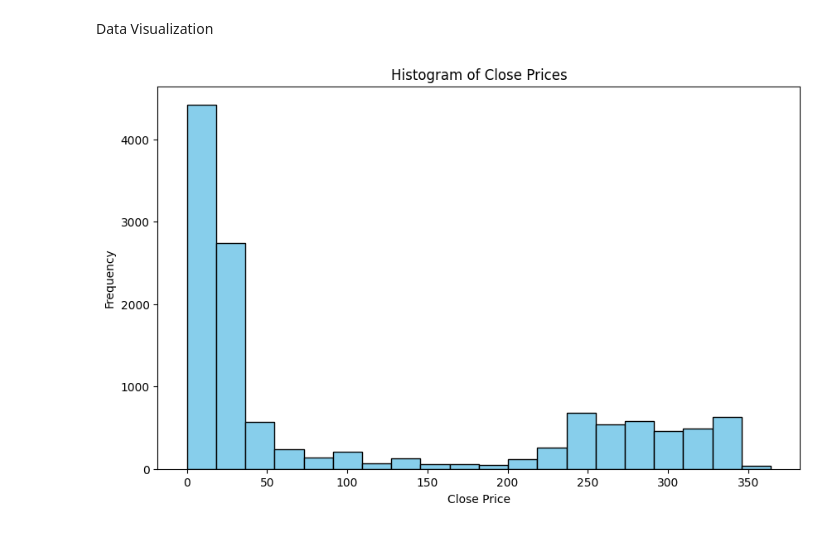
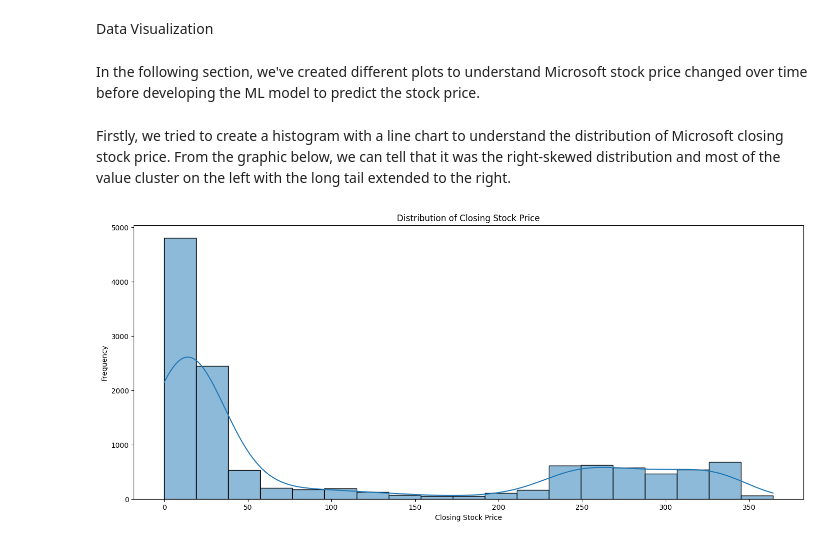
Before and after one commit to zhiyiyi/stock-price-predition, a Jupyter notebook: src/etl/EDA.ipynb, the cells around one changed output. Drawn from its saved outputs; the diff is of its cells as text; code cells hidden in the pictures.

```diff
--- a/src/etl/EDA.ipynb
+++ b/src/etl/EDA.ipynb
@@ -124,24 +122,27 @@ Duplicate rows:
 # %% [markdown]
 Data Visualization
+# %% [markdown]
+In the following section, we've created different plots to understand Microsoft stock price changed over time before developing the ML model to predict the stock price.
+# %% [markdown]
+Firstly, we tried to create a histogram with a line chart to understand the distribution of Microsoft closing stock price. From the graphic below, we can tell that it was the right-skewed distribution and most of the value cluster on the left with the long tail extended to the right.
 # %%
 
+# # Step 2: Create the histogram
+# plt.figure(figsize=(10, 6))  # Optional: Set the figure size
+# plt.hist(close_price_data, bins=20, edgecolor='black', color='skyblue')
+# # Step 3: Customize the plot
+# plt.title('Histogram of Close Prices')
+# plt.xlabel('Close Price')
+# plt.ylabel('Frequency')
 
-# Assuming you've already loaded your dataset into the 'df' DataFrame
-# To create a histogram for the "close_price" column:
-
-# Step 1: Extract the "close_price" column
-close_price_data = df['close_price']
-
-# Step 2: Create the histogram
-plt.figure(figsize=(10, 6))  # Optional: Set the figure size
-plt.hist(close_price_data, bins=20, edgecolor='black', color='skyblue')
-
-# Step 3: Customize the plot
-plt.title('Histogram of Close Prices')
-plt.xlabel('Close Price')
-plt.ylabel('Frequency')
-
-# Step 4: Show the histogram
-plt.show()
+# # Step 4: Show the histogram
+# plt.show()
-# %% [output]
-[figure, removed]
+# %%
+plt.figure(figsize = (17,7))
+sns.histplot(df['close_price'],kde=True)
+plt.title('Distribution of Closing Stock Price')
+plt.xlabel('Closing Stock Price')
+plt.ylabel('Frequency')
+plt.show()
+# %% [output]
+[figure, added]
```
Also changed, not shown: parts of 15 cells of this notebook, 1 other file.
